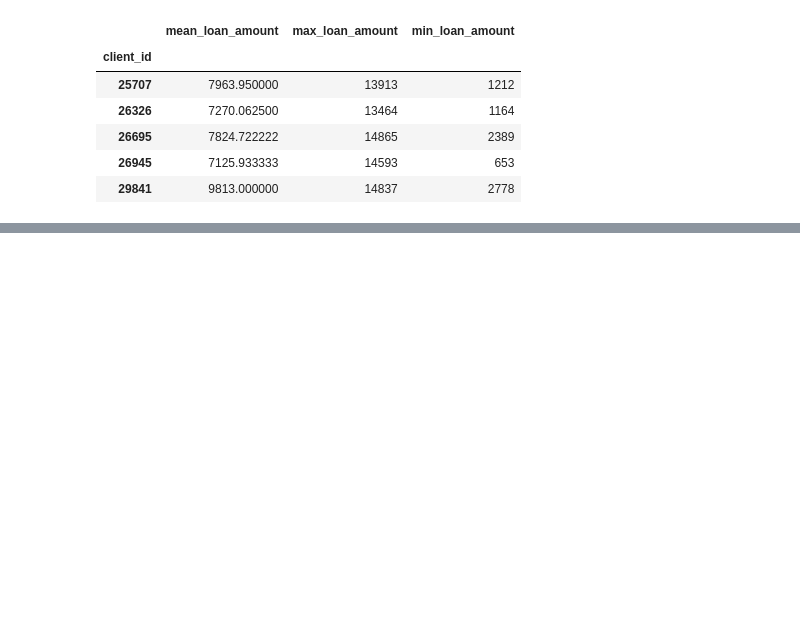
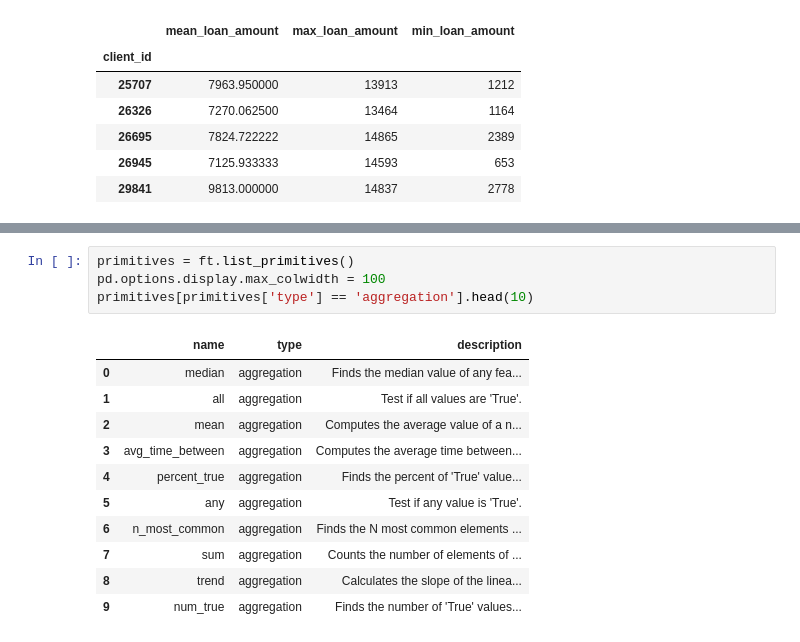
Before and after one commit to FreddyBruce/ipython-notebooks, a Jupyter notebook: feature-engineering/automated-feature-engineeering.ipynb, the cells around one changed output, grey strips where cells are left out. Cells and saved outputs as stored; diff of their text form; blank space fills up the shorter version.

```diff
--- a/feature-engineering/automated-feature-engineeering.ipynb
+++ b/feature-engineering/automated-feature-engineeering.ipynb
@@ -124,0 +253,16 @@ The first part of Featuretools to understand is an entity. This is simply a tabl
+# %%
+primitives = ft.list_primitives()
+pd.options.display.max_colwidth = 100
+primitives[primitives['type'] == 'aggregation'].head(10)
+# %% [output]
+|  | name | type | description |
+| 0 | median | aggregation | Finds the median value of any fea... |
+| 1 | all | aggregation | Test if all values are 'True'. |
+| 2 | mean | aggregation | Computes the average value of a n... |
+| 3 | avg_time_between | aggregation | Computes the average time between... |
+| 4 | percent_true | aggregation | Finds the percent of 'True' value... |
+| 5 | any | aggregation | Test if any value is 'True'. |
+| 6 | n_most_common | aggregation | Finds the N most common elements ... |
+| 7 | sum | aggregation | Counts the number of elements of ... |
+| 8 | trend | aggregation | Calculates the slope of the linea... |
+| 9 | num_true | aggregation | Finds the number of 'True' values... |
```
Also changed, not shown: parts of 40 cells of this notebook.
